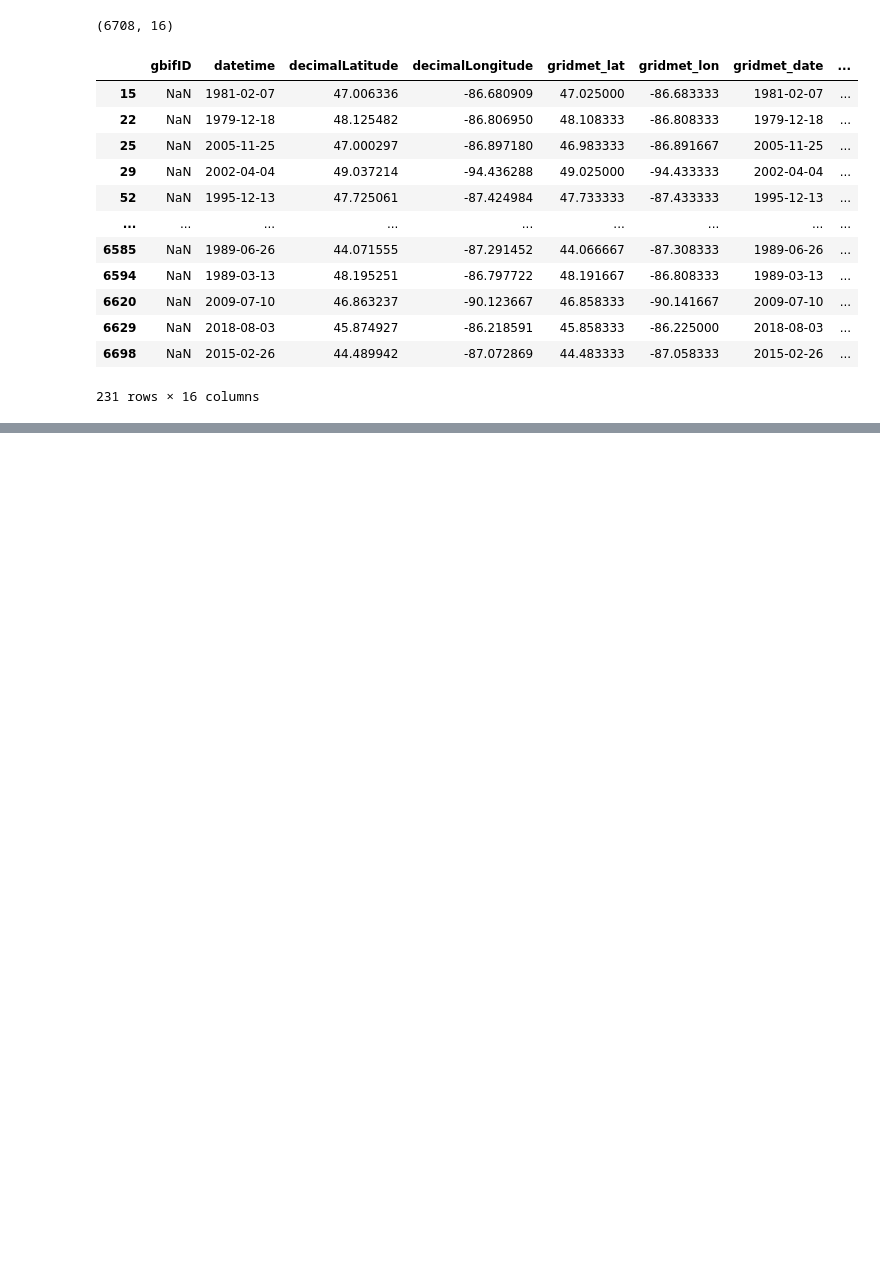
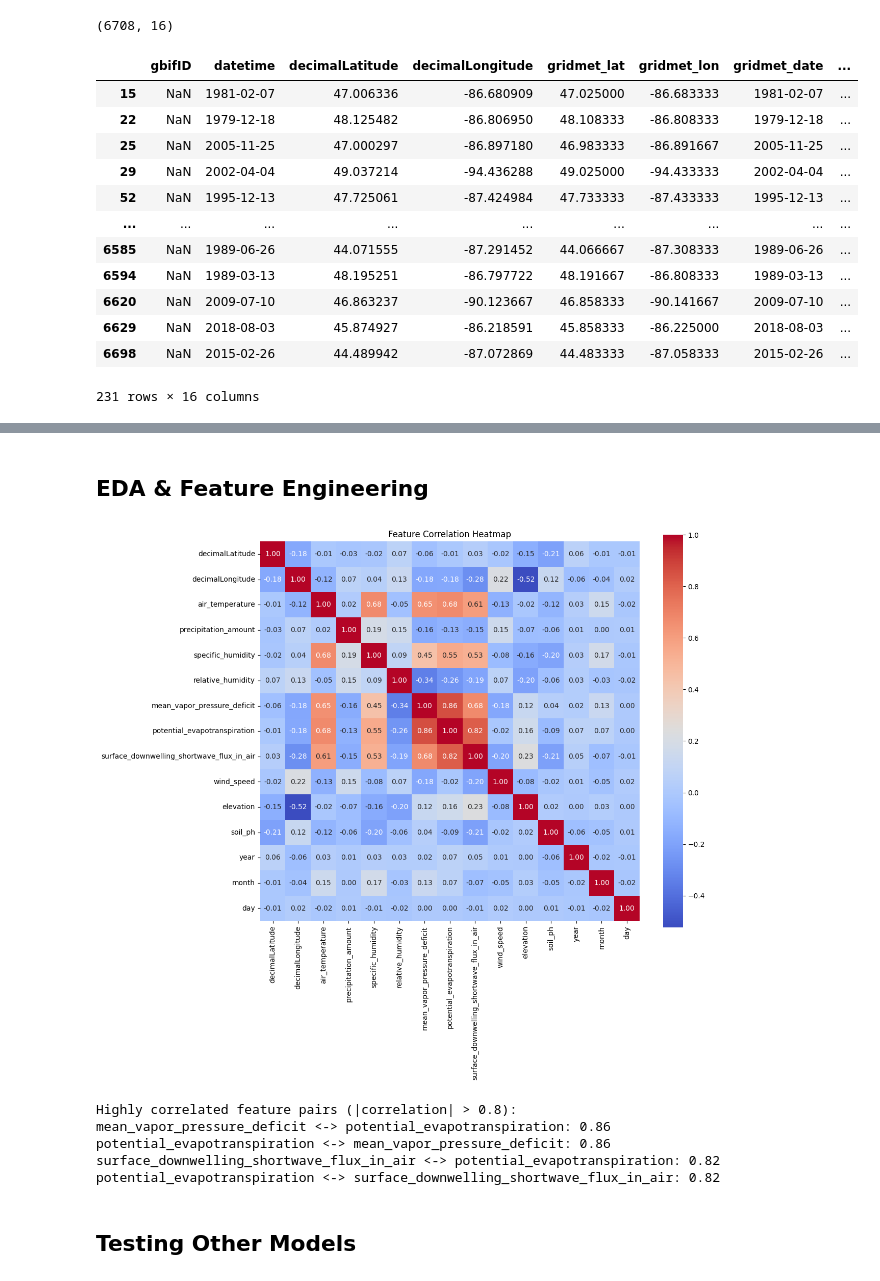
Before and after one commit to BOYSABIO/Huckleberry-Habitat-Suitability-Model, a Jupyter notebook: notebooks/Huckleberry.ipynb, the cells around one changed output, grey strips where cells are left out. Cells and saved outputs as stored; diff of their text form; code cells hidden in the pictures; blank space fills up the shorter version.

```diff
--- a/notebooks/Huckleberry.ipynb
+++ b/notebooks/Huckleberry.ipynb
@@ -651,0 +1060,33 @@ pseudo_df.to_csv('../data/enriched/HB_PSEUDO_clean.csv', index=False)
+# %% [markdown]
+## EDA & Feature Engineering
+# %%
+# Correlation Analysis
+import seaborn as sns
+import matplotlib.pyplot as plt
+
+# Compute correlation matrix (excluding the target variable)
+corr_matrix = HB_1.drop('occurrence', axis=1).corr()
+
+# Plot correlation heatmap
+plt.figure(figsize=(12, 10))
+sns.heatmap(corr_matrix, annot=True, fmt='.2f', cmap='coolwarm', square=True)
+plt.title('Feature Correlation Heatmap')
+plt.show()
+
+# Print highly correlated feature pairs (absolute correlation > 0.8, but not self-correlation)
+threshold = 0.8
+corr_pairs = corr_matrix.abs().unstack().sort_values(ascending=False)
+high_corr = [(f1, f2, corr) for (f1, f2), corr in corr_pairs.items() if f1 != f2 and corr > threshold]
+
+print("Highly correlated feature pairs (|correlation| > 0.8):")
+for f1, f2, corr in high_corr:
+    print(f"{f1} <-> {f2}: {corr:.2f}")
+# %% [output]
+[figure, added]
+Highly correlated feature pairs (|correlation| > 0.8):
+mean_vapor_pressure_deficit <-> potential_evapotranspiration: 0.86
+potential_evapotranspiration <-> mean_vapor_pressure_deficit: 0.86
+surface_downwelling_shortwave_flux_in_air <-> potential_evapotranspiration: 0.82
+potential_evapotranspiration <-> surface_downwelling_shortwave_flux_in_air: 0.82
+# %% [markdown]
+## Testing Other Models
```
Also changed, not shown: parts of 22 cells of this notebook, 10 other files.
